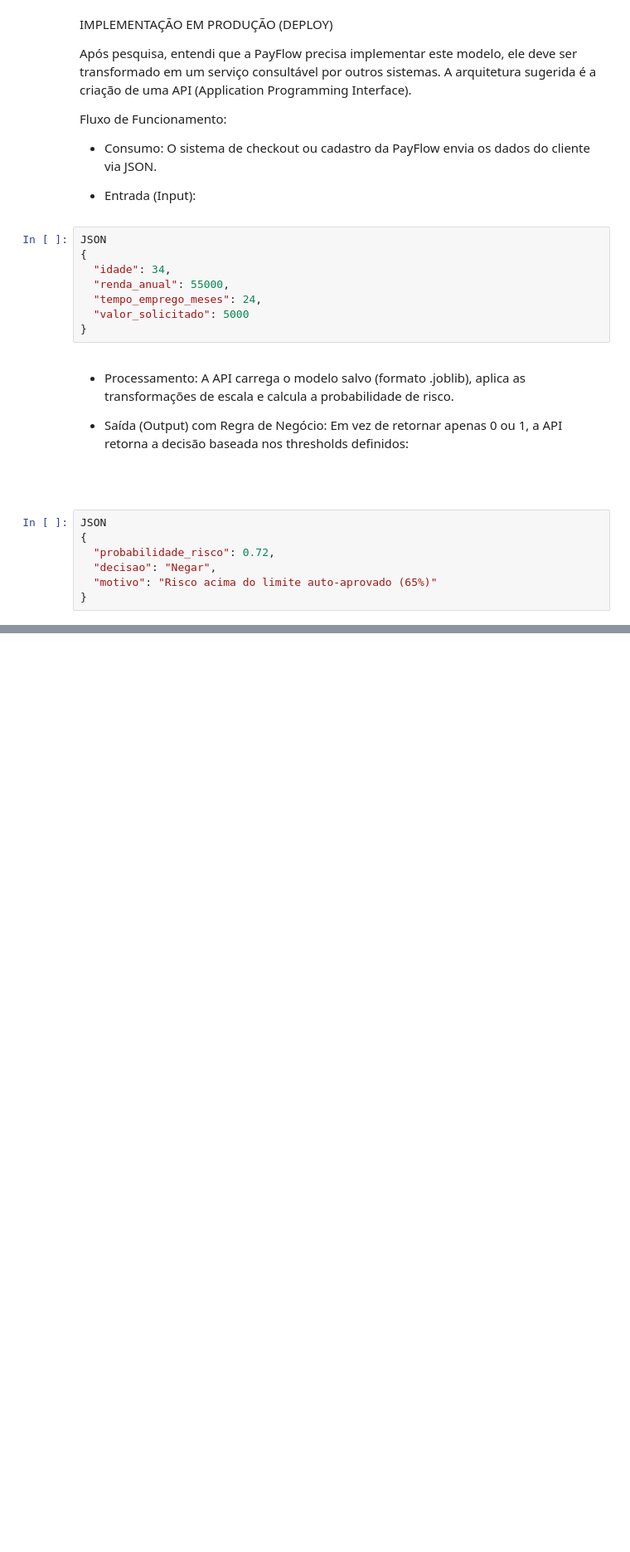
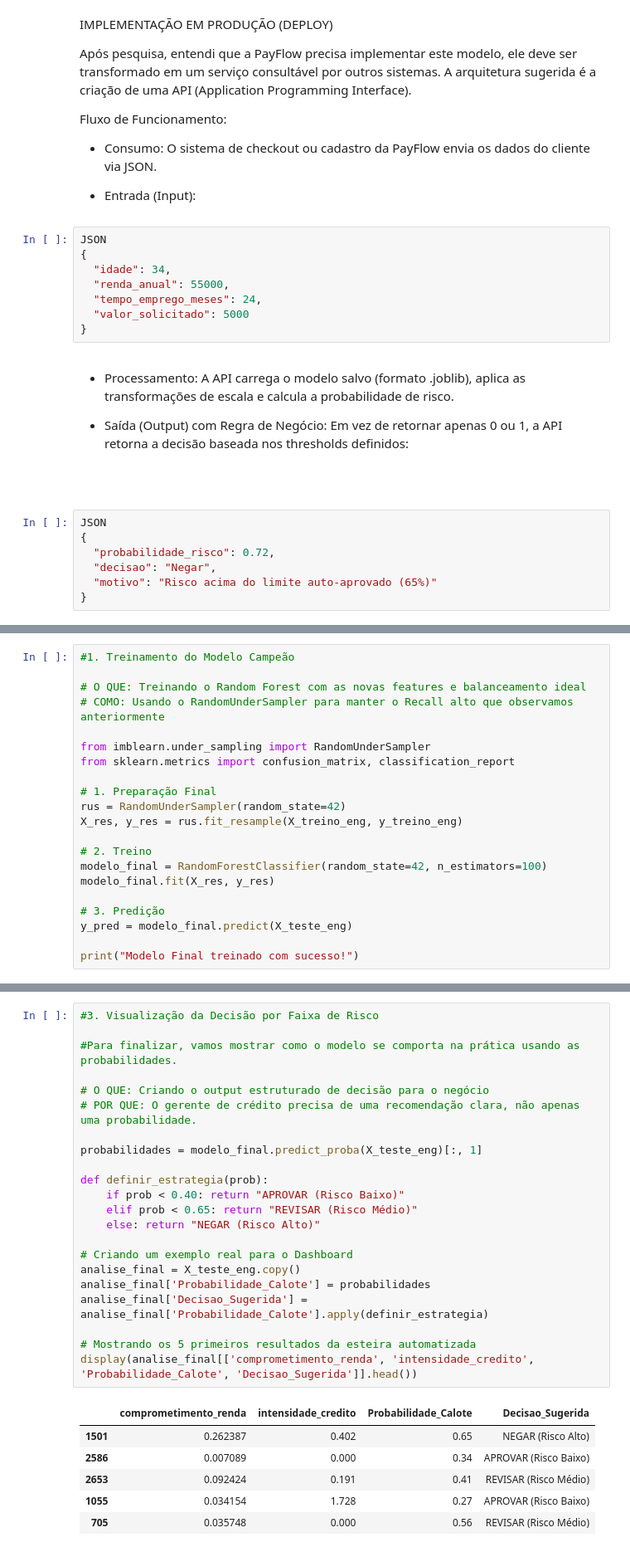
Before and after one commit to luizmaibashi/Payflow-inadimplencia, a Jupyter notebook: Luiz_maibashi_desafio_payflow.ipynb, the cells around one changed output, grey strips where cells are left out. Shown at 83% size. Cells and saved outputs as stored; diff of their text form; blank space fills up the shorter version.

```diff
--- a/Luiz_maibashi_desafio_payflow.ipynb
+++ b/Luiz_maibashi_desafio_payflow.ipynb
@@ -677,0 +946,21 @@ CONCLUSÃO GERAL
+# %%
+#1. Treinamento do Modelo Campeão
+
+# O QUE: Treinando o Random Forest com as novas features e balanceamento ideal
+# COMO: Usando o RandomUnderSampler para manter o Recall alto que observamos anteriormente
+
+from imblearn.under_sampling import RandomUnderSampler
+from sklearn.metrics import confusion_matrix, classification_report
+
+# 1. Preparação Final
+rus = RandomUnderSampler(random_state=42)
+X_res, y_res = rus.fit_resample(X_treino_eng, y_treino_eng)
+
+# 2. Treino
+modelo_final = RandomForestClassifier(random_state=42, n_estimators=100)
+modelo_final.fit(X_res, y_res)
+
+# 3. Predição
+y_pred = modelo_final.predict(X_teste_eng)
+
+print("Modelo Final treinado com sucesso!")
@@ -677,0 +1001,29 @@ CONCLUSÃO GERAL
+# %%
+#3. Visualização da Decisão por Faixa de Risco
+
+#Para finalizar, vamos mostrar como o modelo se comporta na prática usando as probabilidades.
+
+# O QUE: Criando o output estruturado de decisão para o negócio
+# POR QUE: O gerente de crédito precisa de uma recomendação clara, não apenas uma probabilidade.
+
+probabilidades = modelo_final.predict_proba(X_teste_eng)[:, 1]
+
+def definir_estrategia(prob):
+    if prob < 0.40: return "APROVAR (Risco Baixo)"
+    elif prob < 0.65: return "REVISAR (Risco Médio)"
+    else: return "NEGAR (Risco Alto)"
+
+# Criando um exemplo real para o Dashboard
+analise_final = X_teste_eng.copy()
+analise_final['Probabilidade_Calote'] = probabilidades
+analise_final['Decisao_Sugerida'] = analise_final['Probabilidade_Calote'].apply(definir_estrategia)
+
+# Mostrando os 5 primeiros resultados da esteira automatizada
+display(analise_final[['comprometimento_renda', 'intensidade_credito', 'Probabilidade_Calote', 'Decisao_Sugerida']].head())
+# %% [output]
+|  | comprometimento_renda | intensidade_credito | Probabilidade_Calote | Decisao_Sugerida |
+| 1501 | 0.262387 | 0.402 | 0.65 | NEGAR (Risco Alto) |
+| 2586 | 0.007089 | 0.000 | 0.34 | APROVAR (Risco Baixo) |
+| 2653 | 0.092424 | 0.191 | 0.41 | REVISAR (Risco Médio) |
+| 1055 | 0.034154 | 1.728 | 0.27 | APROVAR (Risco Baixo) |
+| 705 | 0.035748 | 0.000 | 0.56 | REVISAR (Risco Médio) |
```
Also changed, not shown: parts of 32 cells of this notebook.
